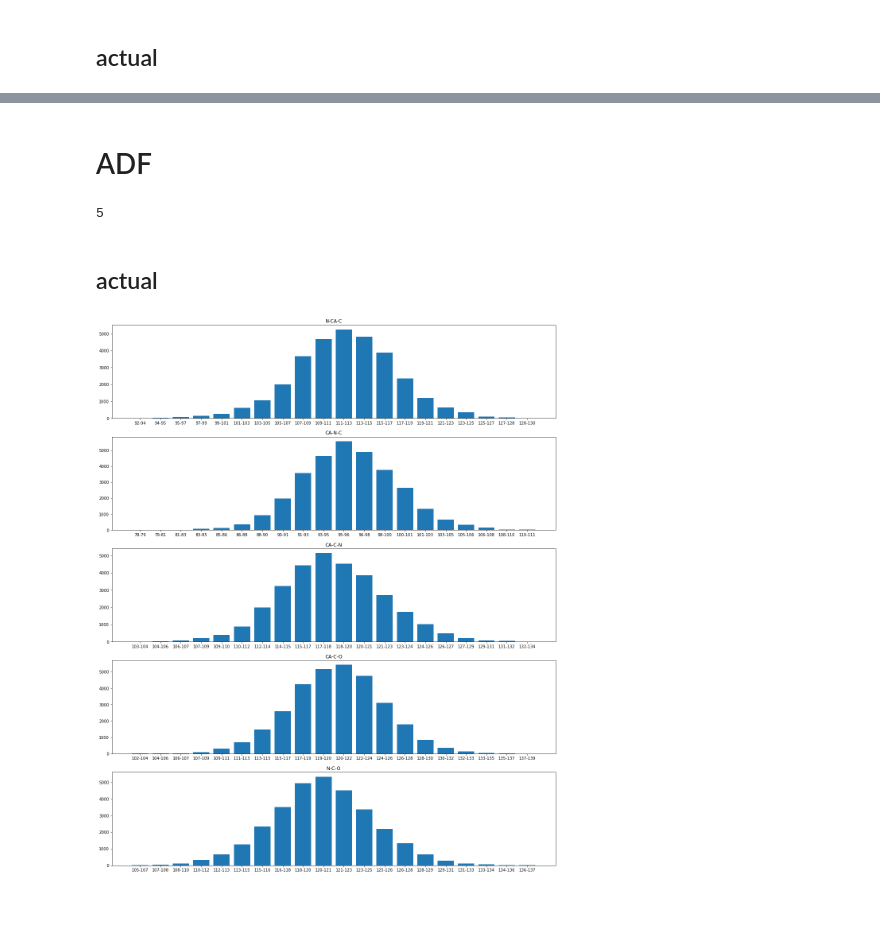
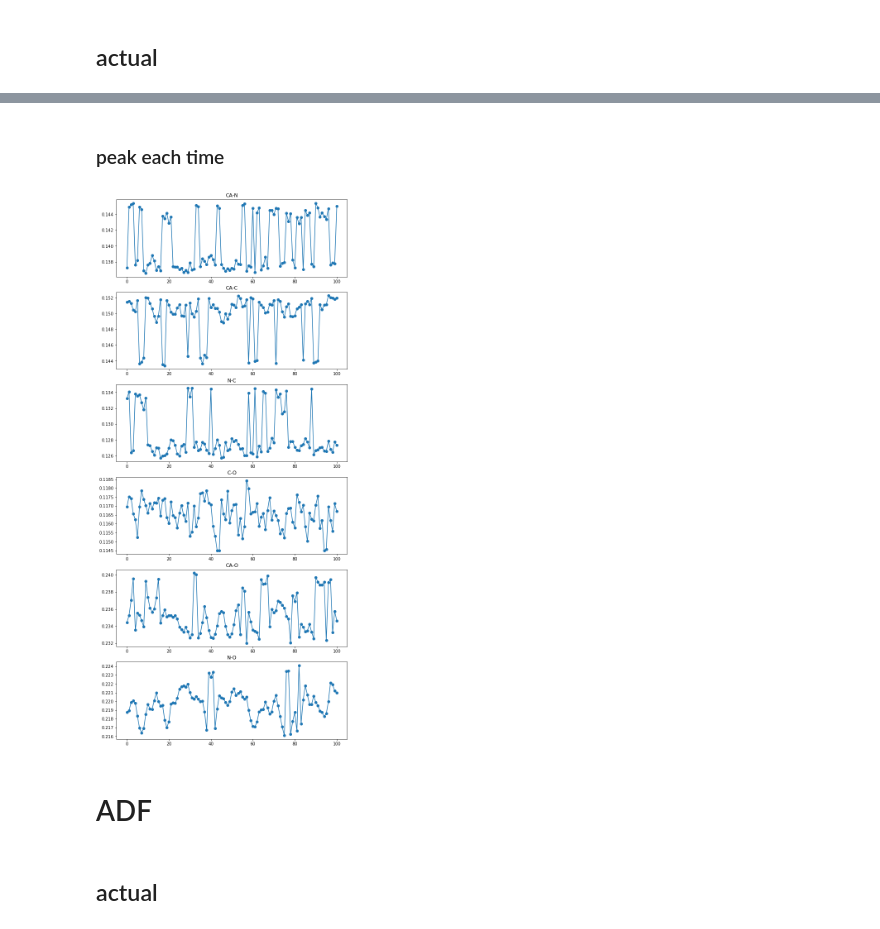
Before and after one commit to ShimeiYago/force-prediction, a Jupyter notebook: 07-rdf-adf.ipynb, the cells around one changed output, grey strips where cells are left out. Saved outputs shown, nothing was run; the diff lists cells and outputs as text; code cells hidden in the pictures; blank space fills up the shorter version.

```diff
--- a/07-rdf-adf.ipynb
+++ b/07-rdf-adf.ipynb
@@ -63,2 +85,18 @@ species_list = [
+# %%
+def plot_each_peak(trj):
+    fig = plt.figure(figsize=(10,4*len(species_list)))
+
+    for i, species in enumerate(species_list):
+        residues = range(EACH_N_ATOMS[species[0]])
+
+        radiuses_rdfs = [cal_rdf(trj[[t], :, :], species, residues) for t in range(trj.shape[0])]
+        peaks = [radiuses[np.argmax(rdf)] for radiuses, rdf in radiuses_rdfs]
+
+        fig.add_subplot(len(species_list), 1, i+1)
+
+        plt.plot(list(range(trj.shape[0])), peaks)
+        plt.scatter(list(range(trj.shape[0])), peaks)
+
+        plt.title(f"{species[0]}-{species[1]}")
 # %% [markdown]
 ## actual
@@ -80,3 +109,9 @@ for i, species in enumerate(species_list):
+# %% [markdown]
+### peak each time
+# %%
+plot_each_peak(acttrj)
+# %% [output]
+[figure, added]
 # %% [markdown]
 # ADF
 # %%
@@ -126,7 +161,5 @@ def cal_degree_list(trj, center_species, species_set):
 
     return degree_list
 # %%
-n_figs = sum([len(li) for li in approved_species_sets.values()])
-n_figs
+N_BINS = 20
+N_FIGS = sum([len(li) for li in approved_species_sets.values()])
-# %% [output]
-5
@@ -133,22 +224,2 @@ n_figs
 # %% [markdown]
 ## actual
-# %%
-n_bins = 20
-
-fig = plt.figure(figsize=(20,5*n_figs))
-
-i = 0
-for species, spset_list in approved_species_sets.items():
-    for spset in spset_list:
-        i += 1
-        fig.add_subplot(n_figs, 1, i)
-
-        degree_list = cal_degree_list(acttrj, species, spset)
-        hist, bins = np.histogram(degree_list, bins=n_bins)
-
-        plt.bar([f"{int(round(bins[i]))}-{int(round(bins[i+1]))}" for i in range(len(hist))], hist)
-
-        sp1, sp2 = spset
-        plt.title(f"{sp1}-{species}-{sp2}")
-# %% [output]
-[figure, removed]
```
Also changed, not shown: parts of 14 cells of this notebook, 1 other file.
